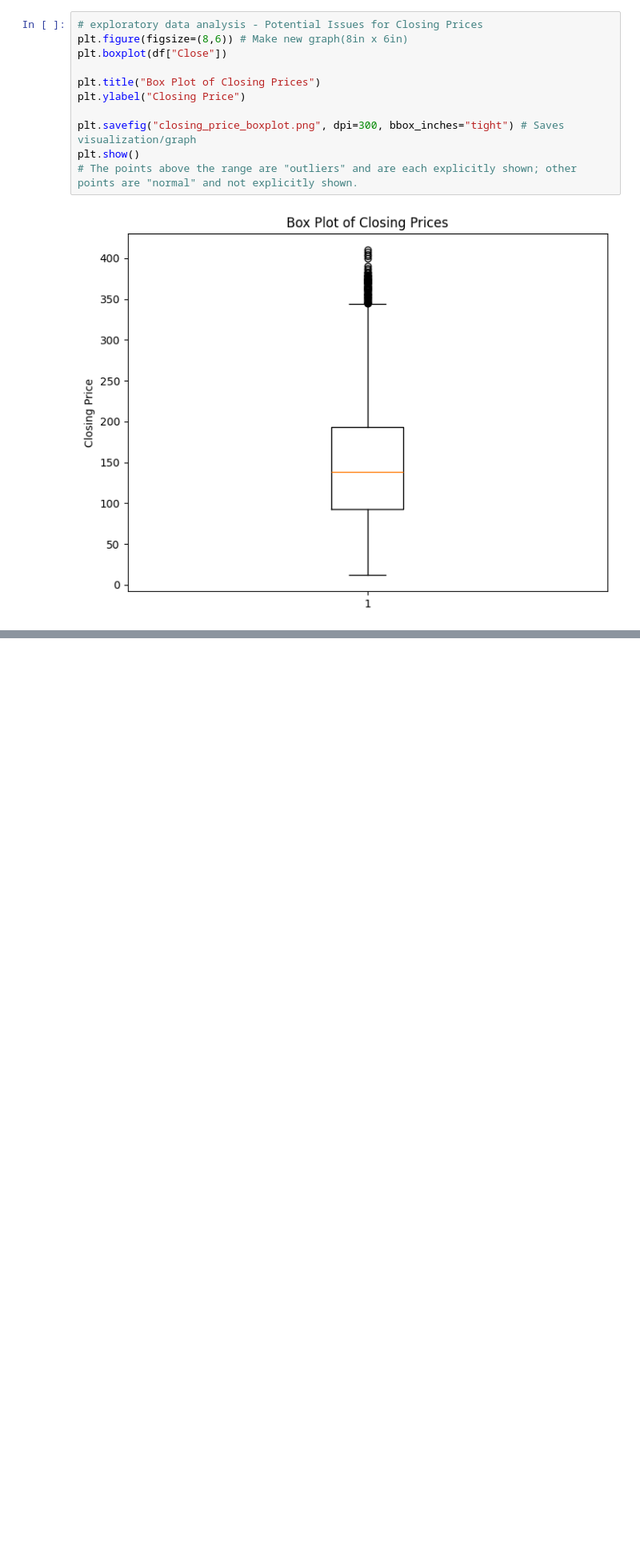
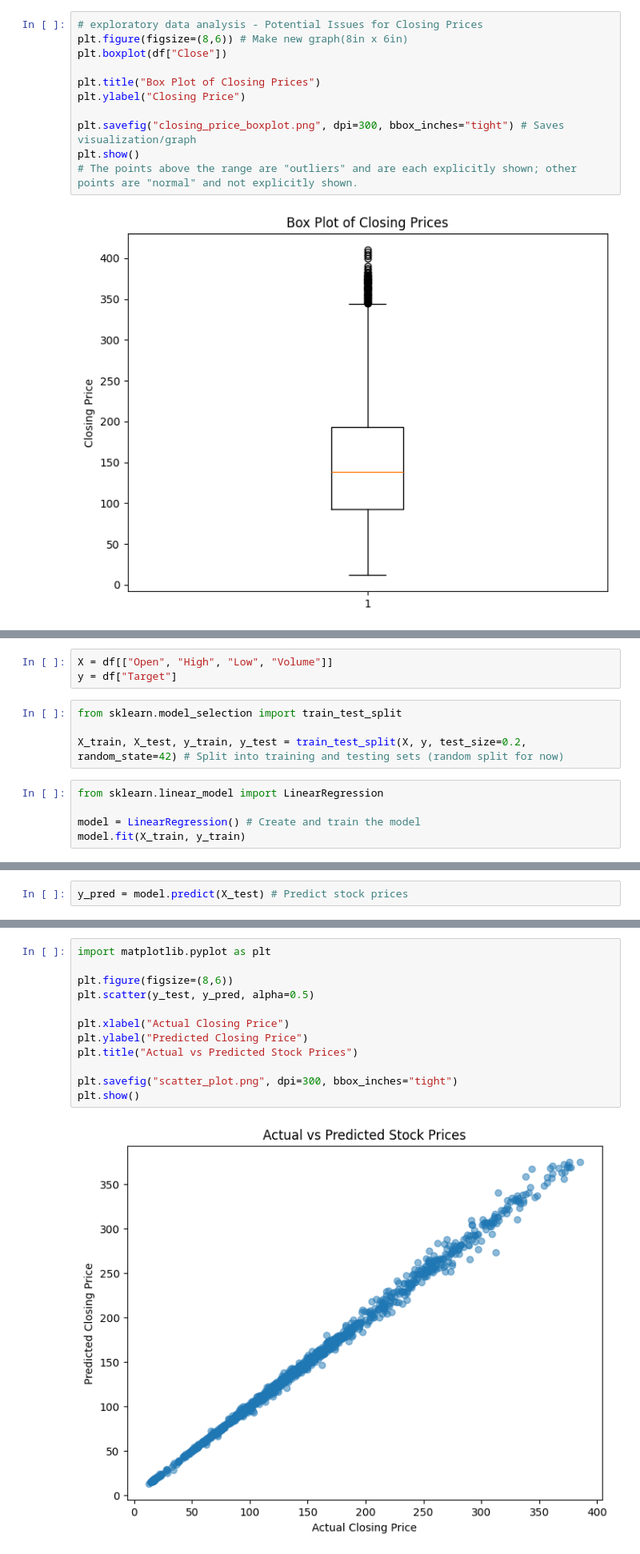
Before and after one commit to Jeffrey-AI-research/Stock-Market-Predictions-AI-Research, a Jupyter notebook: Stock_Market_Predictions_AI_Research.ipynb, the cells around one changed output, grey strips where cells are left out. Shown at 80% size. Cells and saved outputs as stored; diff of their text form; blank space fills up the shorter version.

Commit message:
Training ML model - Linear Regression

```diff
--- a/Stock_Market_Predictions_AI_Research.ipynb
+++ b/Stock_Market_Predictions_AI_Research.ipynb
@@ -128,0 +135,12 @@ plt.show()
+# %%
+X = df[["Open", "High", "Low", "Volume"]]
+y = df["Target"]
+# %%
+from sklearn.model_selection import train_test_split
+
+X_train, X_test, y_train, y_test = train_test_split(X, y, test_size=0.2, random_state=42) # Split into training and testing sets (random split for now)
+# %%
+from sklearn.linear_model import LinearRegression
+
+model = LinearRegression() # Create and train the model
+model.fit(X_train, y_train)
@@ -128,0 +149,2 @@ plt.show()
+# %%
+y_pred = model.predict(X_test) # Predict stock prices
@@ -128,0 +162,14 @@ plt.show()
+# %%
+import matplotlib.pyplot as plt
+
+plt.figure(figsize=(8,6))
+plt.scatter(y_test, y_pred, alpha=0.5)
+
+plt.xlabel("Actual Closing Price")
+plt.ylabel("Predicted Closing Price")
+plt.title("Actual vs Predicted Stock Prices")
+
+plt.savefig("scatter_plot.png", dpi=300, bbox_inches="tight")
+plt.show()
+# %% [output]
+[figure, added]
```
Also changed, not shown: parts of 4 cells of this notebook.
